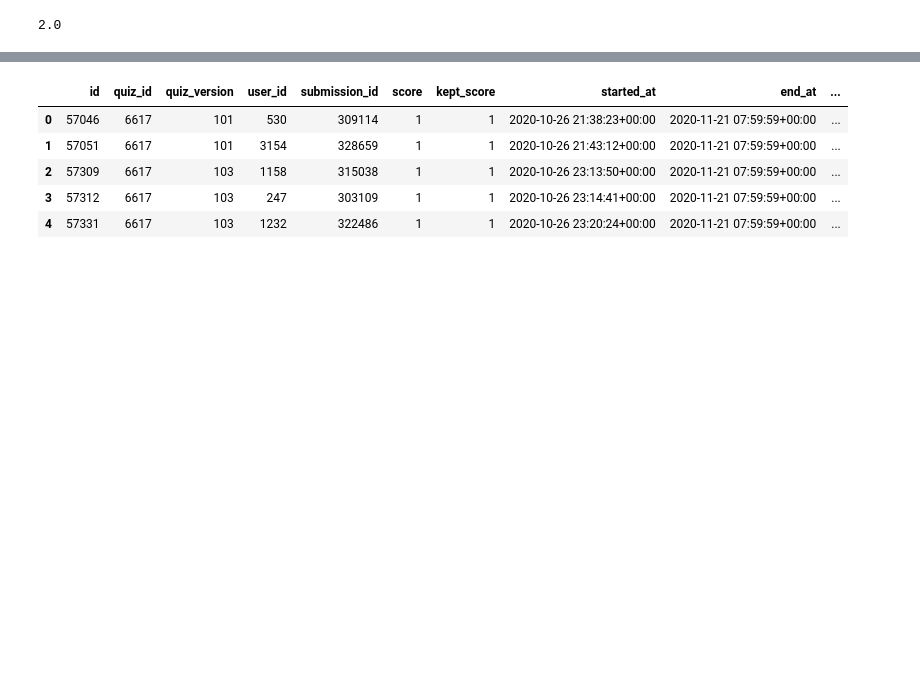
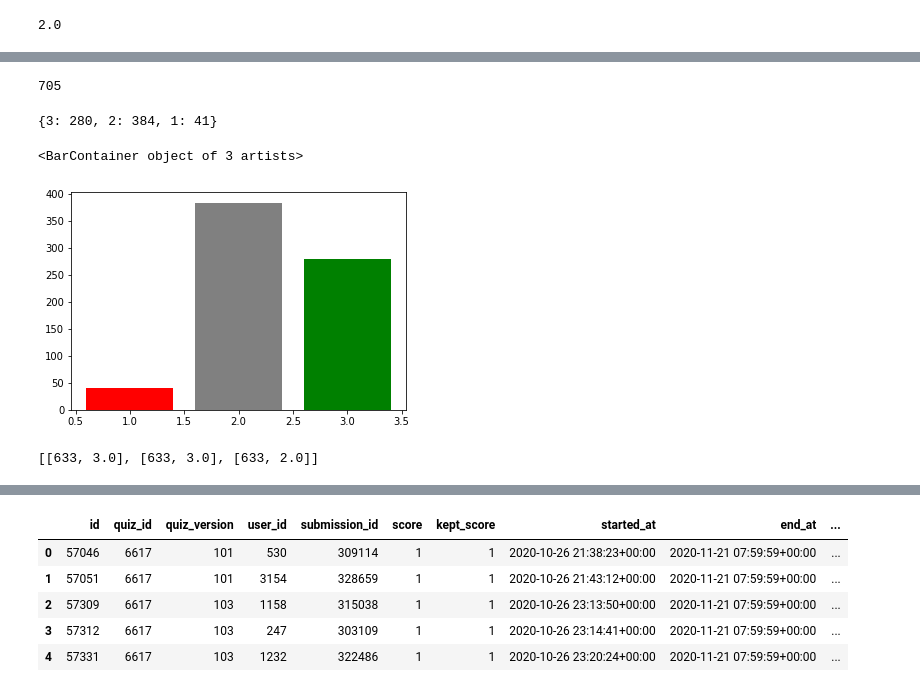
Before and after one commit to GwenStacey/Canvas-Data, a Jupyter notebook: canvas_data/m-m.ipynb, the cells around one changed output, grey strips where cells are left out. Saved outputs shown, nothing was run; the diff lists cells and outputs as text; code cells hidden in the pictures; blank space fills up the shorter version.

```diff
--- a/canvas_data/m-m.ipynb
+++ b/canvas_data/m-m.ipynb
@@ -203,0 +176,10 @@ this_thing = sub_643374_df["event_data"][4][0]
+# %%
+import glob
+subs_df = pd.DataFrame()
+path_to_json = ""
+json_pattern = os.path.join(path_to_json, "submissions_*.json")
+files_list = glob.glob(json_pattern)
+
+for f in files_list:
+    data = pd.read_json(f)
+    subs_df = subs_df.append(data)
@@ -203,0 +202,3 @@ this_thing = sub_643374_df["event_data"][4][0]
+# %%
+course_495 = subs_df[subs_df["course_id"]==495]
+course_495
@@ -203,0 +219,44 @@ this_thing = sub_643374_df["event_data"][4][0]
+# %%
+result_data = []
+for row in course_495[["id","user_id","quiz_id","course_id"]].iterrows():
+    sub_id = row[1][0]
+    user_id = row[1][1]
+    quiz_id = row[1][2]
+    course_id = row[1][3]
+    r = requests.get(f"https://lambdaschool.instructure.com/api/v1/courses/{course_id}/quizzes/{quiz_id}/submissions/{sub_id}/events", headers=headers)
+    raw = r.json()
+    for i in raw["quiz_submission_events"]:
+        if "event_data" in i.keys():
+            if i["event_type"] == "question_answered":
+                for t in i["event_data"]:
+                    if t["answer"] != None and isinstance(t["answer"], float):
+                        if t["answer"] != None and 0 < t["answer"] < 4:
+                            result_data.append([user_id, t["answer"]])
+# %%
+len(result_data)
+# %% [output]
+705
+# %%
+counts = {3:0,2:0,1:0}
+for i in result_data:
+    if i[1] == 1:
+        counts[1]+=1
+    if i[1] == 2:
+        counts[2]+=1
+    if i[1] == 3:
+        counts[3]+=1
+counts
+# %% [output]
+{3: 280, 2: 384, 1: 41}
+# %%
+import matplotlib.pyplot as plt
+
+plt.bar(counts.keys(),counts.values(), color=["green", "grey", "red"])
+# %% [output]
+<BarContainer object of 3 artists>
+[figure, added]
+# %%
+result_data
+[i for i in result_data if i[0]==633]
+# %% [output]
+[[633, 3.0], [633, 3.0], [633, 2.0]]
```
Also changed, not shown: parts of 9 cells of this notebook.
